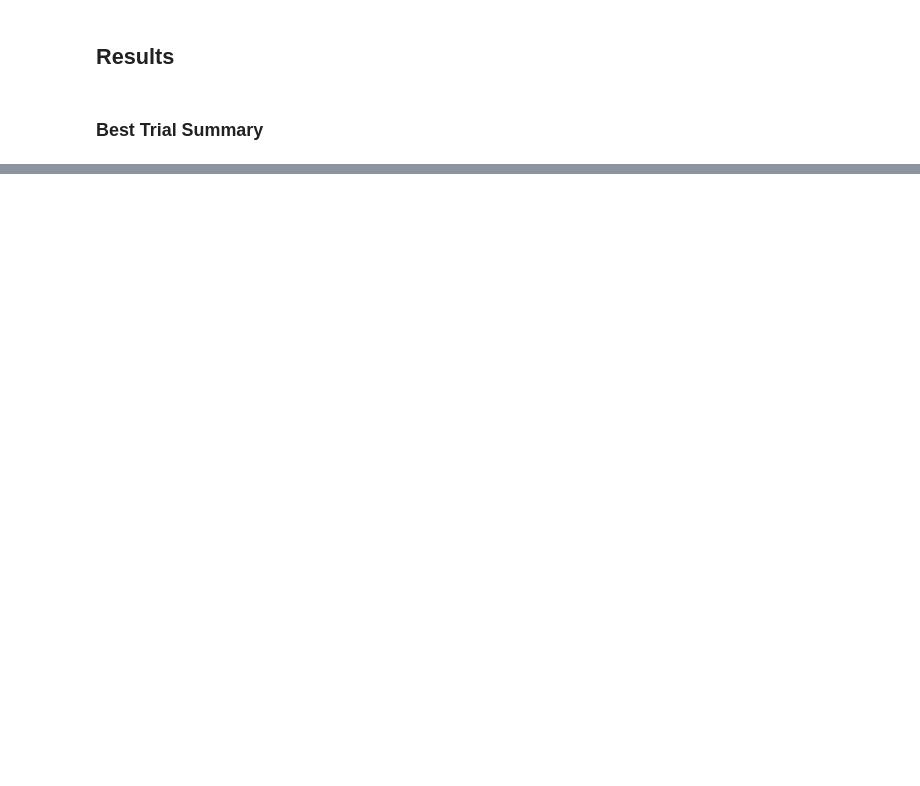
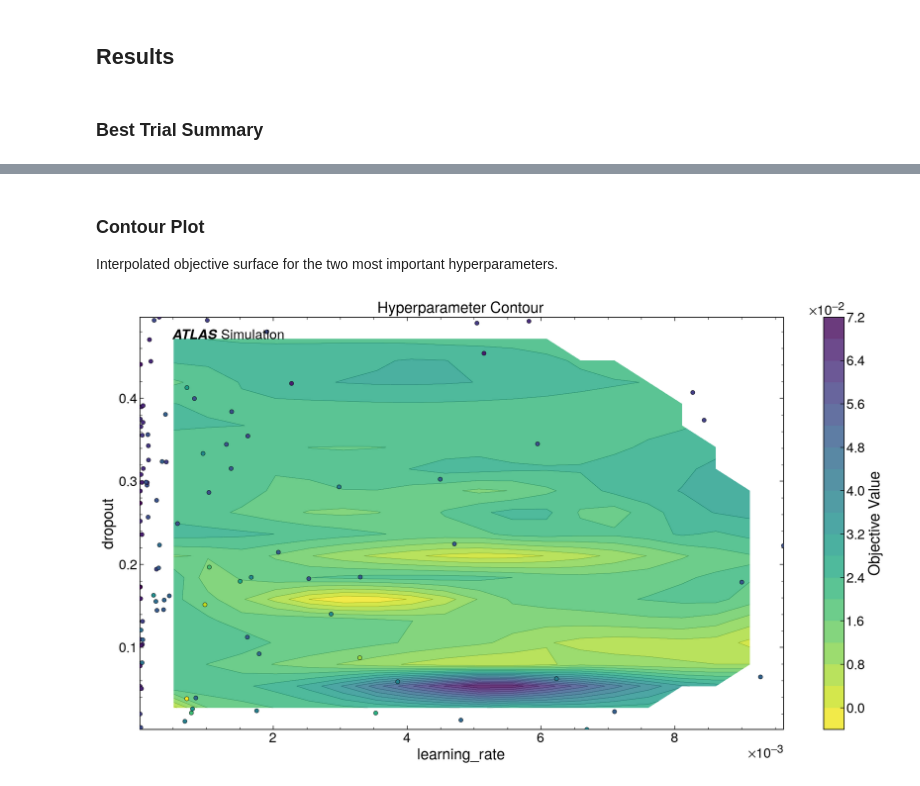
Before and after one commit to islazykv/tau-anomaly-detection, a Jupyter notebook: notebooks/04_hyperparameter_tuning.ipynb, the cells around one changed output, grey strips where cells are left out. Cells and saved outputs as stored; diff of their text form; code cells hidden in the pictures; blank space fills up the shorter version.

```diff
--- a/notebooks/04_hyperparameter_tuning.ipynb
+++ b/notebooks/04_hyperparameter_tuning.ipynb
@@ -222,0 +253,11 @@ print(f"Tuning plots saved to: {plots_dir.relative_to(path)}")
+# %% [markdown]
+### Contour Plot
+
+Interpolated objective surface for the two most important hyperparameters.
+# %%
+from src.models.plots import plot_hp_contour
+
+fig = plot_hp_contour(trial_df)
+save_figure(fig, plots_dir / "contour.png")
+# %% [output]
+[figure, added]
```
Also changed, not shown: parts of 26 cells of this notebook, 6 other files.
